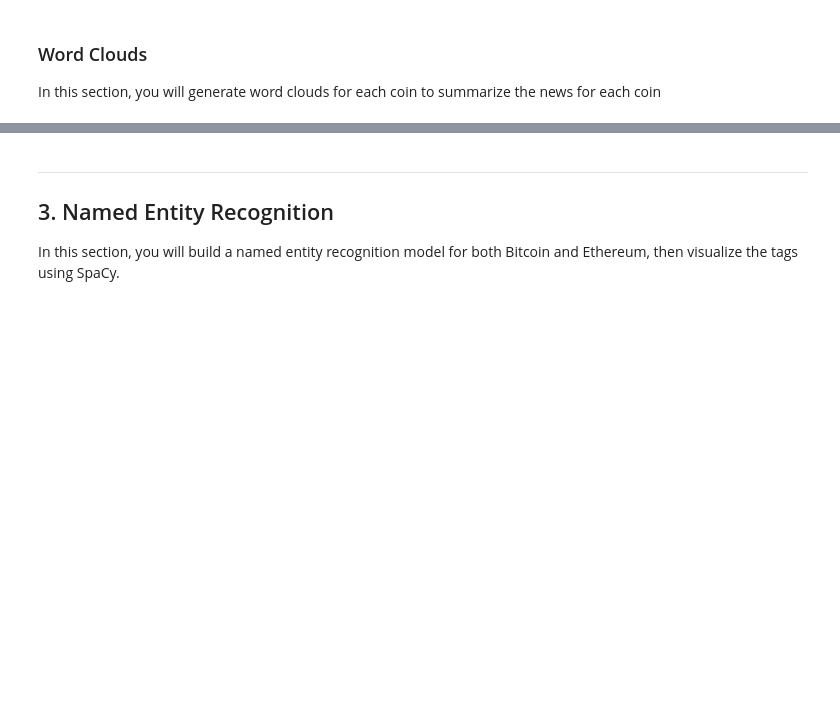
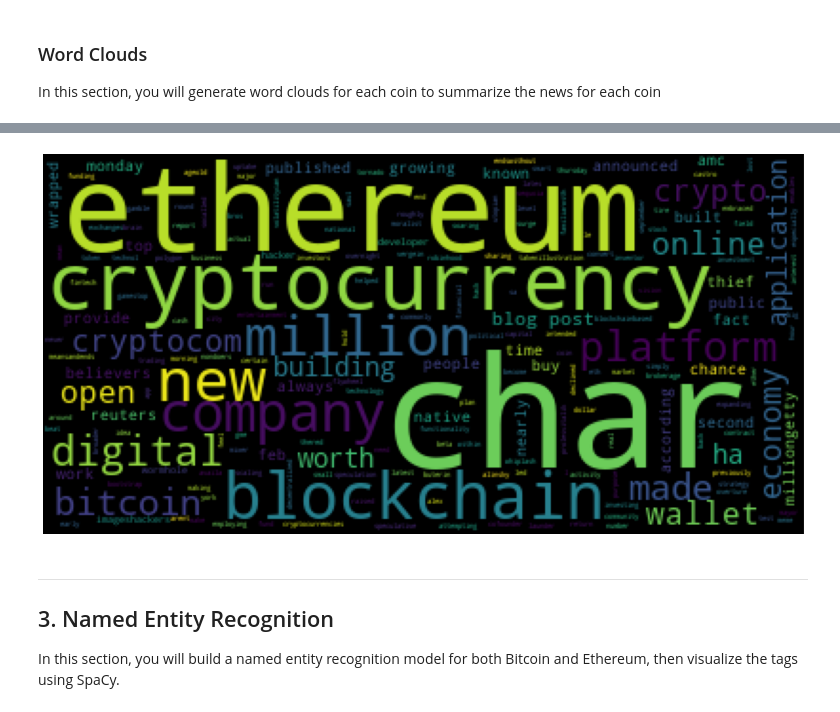
Before and after one commit to brilliantlyc/Cryptocurrency_NLP_Analysis, a Jupyter notebook: crypto_sentiment.ipynb, the cells around one changed output, grey strips where cells are left out. Cells and saved outputs as stored; diff of their text form; code cells hidden in the pictures; blank space fills up the shorter version.

```diff
--- a/crypto_sentiment.ipynb
+++ b/crypto_sentiment.ipynb
@@ -407,3 +403,9 @@ plt.show()
+# %%
+# Generate the Ethereum word cloud
+# Use the create_wordcloud() function
+create_wordcloud(ethereum_tokens_list)
+# %% [output]
+[figure, added]
 # %% [markdown]
 ---
 ## 3. Named Entity Recognition
```
Also changed, not shown: parts of 3 cells of this notebook.
